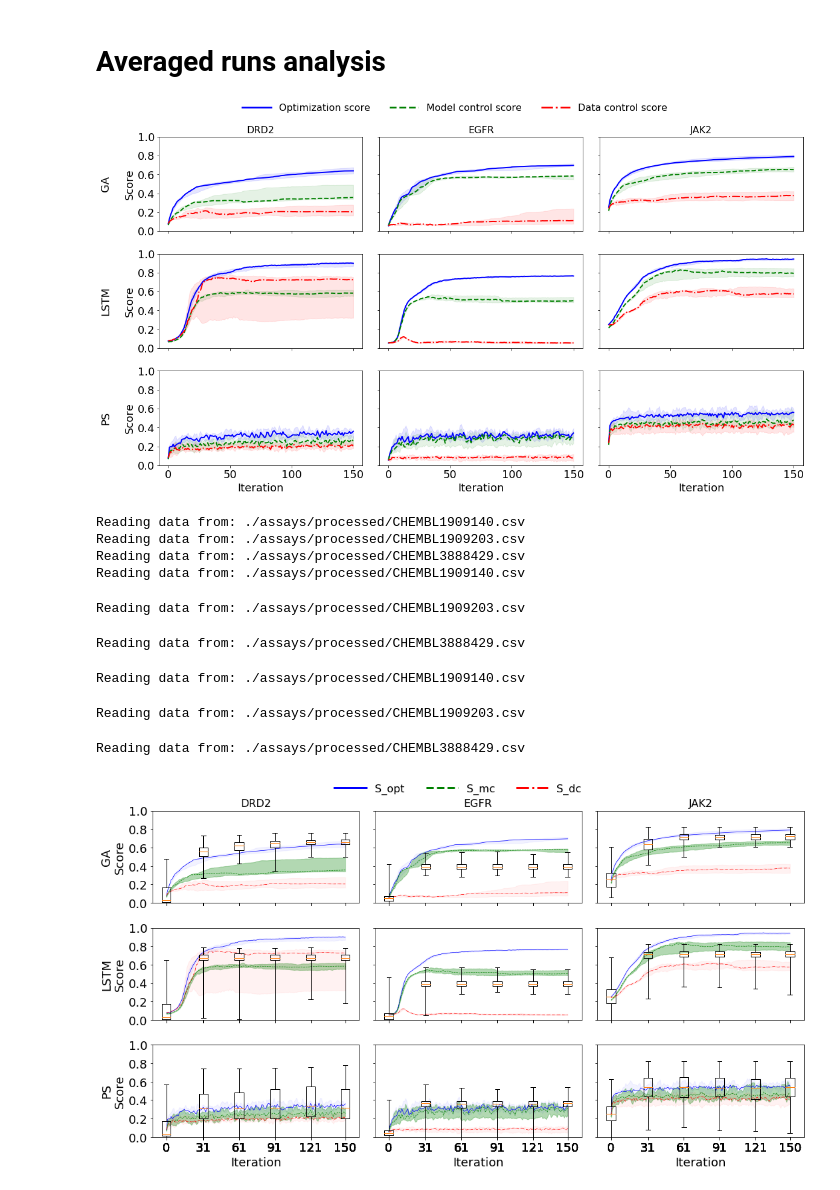
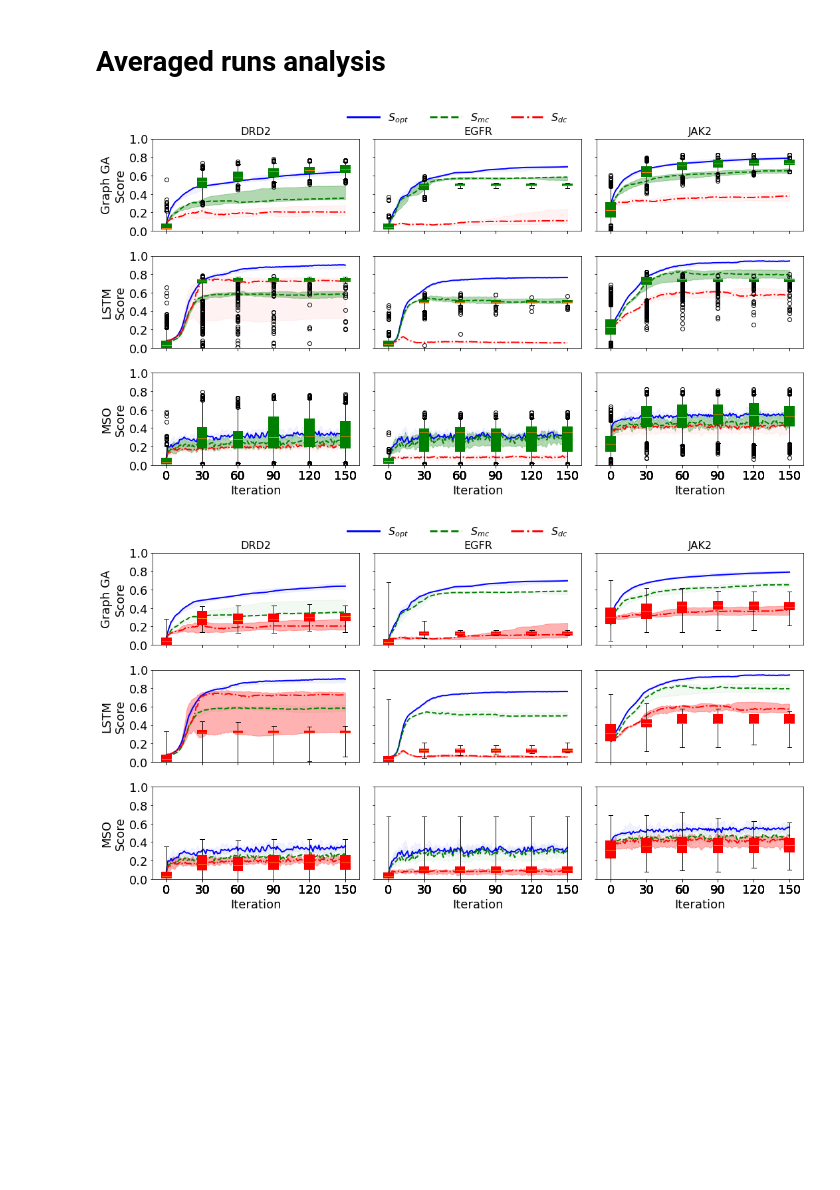
Before and after one commit to Sanofi-Public/IDD-papers-avoiding_failure_modes, a Jupyter notebook: tolerance_intervals.ipynb, the cells around one changed output. Saved outputs shown, nothing was run; the diff lists cells and outputs as text; code cells hidden in the pictures; blank space fills up the shorter version.

```diff
--- a/tolerance_intervals.ipynb
+++ b/tolerance_intervals.ipynb
@@ -1,5 +1,5 @@
 # %%
-run_directory = 'results/definitive_start_from_dataset/'
+run_directory = 'results/original_start_from_dataset/'
 # %% [markdown]
 ## Results including single runs
 # %%
@@ -273,8 +275,8 @@ chid2name = dict(zip(assay_info['AssayID'], assay_info['TargetName']))
 # The predictions for OS, MCS and DCS are saved in dictionaries with these keys
 # These dictionaries map these identifiers to more readable strings, colors/linestyles used in plots
 order = ('Split1', 'Split1_alt', 'Split2')
-legend_dict = dict(zip(order, ['Optimization score', 'Model control score', 'Data control score']))
-opt_dict = {'graph_ga': 'GA', 'lstm_hc': 'LSTM', 'mso': 'PS'}
+legend_dict = dict(zip(order, [r'$S_{opt}$', r'$S_{mc}$', r'$S_{dc}$']))
+opt_dict = {'graph_ga': 'Graph GA', 'lstm_hc': 'LSTM', 'mso': 'MSO'}
 col_dict = dict(zip(order, ['blue', 'green', 'red']))
 col_dict2 = dict(zip(order, ['cyan', 'magenta', 'green']))
 ls_dict = dict(zip(order, ['-', '--', '-.']))
@@ -302,27 +304,37 @@ optimizers = sorted([o.name for o in results_dir.iterdir() if o.is_dir()])
 # %% [markdown]
 # Averaged runs analysis
 # %%
+#chids = ['CHEMBL1909140', 'CHEMBL1909140']
+#optimizers = ['graph_ga', 'lstm_hc']
 auc_title = False # whether or not to include auc in plot
-lw = 2 # line width
+lw = 2
 nrows = 3 # for two optimizers
-ncols = len(chids) # for the number of tasks
+ncols = len(chids)
+optimizers = ['graph_ga', 'lstm_hc', 'mso']
 
-
-fig, axes = plt.subplots(nrows=nrows, ncols=ncols, figsize=(5.5*ncols, 3*nrows), sharex=True, sharey=True)
+fig, axes = plt.subplots(nrows=nrows, ncols=ncols, figsize=(5*ncols, 2.75*nrows), sharex=True, sharey=True)
 for r_idx, optimizer in enumerate(optimizers):
     for c_idx, chid in enumerate(chids):
         ax = axes[r_idx][c_idx]
-        preds_internal, preds_external, auc, _, _ = load_chid(
+        assay_file ='assays/processed/' + str(chid) + '.csv'
+        df = pd.read_csv(assay_file)
+
+        preds_internal, preds_external, auc, _, _  = load_chid(
             results_dir/optimizer/chid, order)
+        scores_1, scores_2 = fit_clfs(chid, topliss_augmented=True, data_control=False)
+        control_spread, control_scores, optimization_scores = optimization_vs_control_even_ranges(scores_1, scores_2)
+        tolerance_intervals, steps = compute_tolerance_intervals(np.array(preds_internal['Split1']), optimization_scores, control_spread, n_samples=100)
+        alpha_dict = dict(zip(order, [0.05, 0.3, 0.05]))
 
-        plot_wrapper(preds_internal, median_score_compound, name='median_score_compound', col_dict=col_dict, alpha_dict = dict(zip(order, [0.1, 0.1, 0.1])), legend_dict=legend_dict, ls_dict=ls_dict, ax=ax, legend=False, lw=lw)
-
+        plot_wrapper(preds_internal, median_score_compound, name='median_score_compound', col_dict=col_dict, legend_dict=legend_dict, ls_dict=ls_dict, ax=ax, legend=False, lw=lw, alpha_dict=alpha_dict)
+        bp0 = ax.boxplot(tolerance_intervals, positions=steps, widths=7.5, whis = [2.5, 97.5], patch_artist=True)
+        for box in bp0['boxes']:
+            box.set(color='green', linewidth=2)
         # makes ticks a bit prettier and always makes them at multiples of 0.2
         ax.set_ylim(0, 1)
         low, high = 0, 1
         step = (high-low)/5
-        yticks = np.arange(round(low/step) * step, round(high/step) * step +0.01, step)
-
+        yticks = np.arange(round(low/0.2) * 0.2, round(high/0.2) * 0.2 +0.01, 0.2)
         ax.set_yticks(yticks)
 
 # set axes labels
@@ -346,17 +358,16 @@ lgd = fig.legend(custom_lines, list(legend_dict.values()), loc='upper center', n
 # add optimizer info by adding text
 text_fields = []
 xtext = -55
+
 for i, optimizer in enumerate(optimizers):
     txt = axes[i][0].text(xtext, sum(axes[i][0].get_ylim()) /2 , opt_dict[optimizer], rotation=90, verticalalignment='center')
     text_fields.append(txt)
 
 fig.tight_layout()
-plt.savefig('figures/median_scores_start_dataset.pdf', bbox_inches='tight')
+plt.savefig('figures/median_scores_start_dataset_model_control.pdf', bbox_inches='tight')
 # %% [output]
-[figure, old version]
+[figure, new version]
 # %%
-#chids = ['CHEMBL1909140', 'CHEMBL1909140']
-#optimizers = ['graph_ga', 'lstm_hc']
 nrows = 3 # for two optimizers
 ncols = len(chids)
 optimizers = ['graph_ga', 'lstm_hc', 'mso']
@@ -365,20 +376,23 @@ fig, axes = plt.subplots(nrows=nrows, ncols=ncols, figsize=(5*ncols, 2.75*nrows)
 for r_idx, optimizer in enumerate(optimizers):
     for c_idx, chid in enumerate(chids):
         ax = axes[r_idx][c_idx]
-        preds_internal, preds_external, auc, _, = load_chid(
+        preds_internal, preds_external, auc, _,_  = load_chid(
             results_dir/optimizer/chid, order)
         assay_file ='assays/processed/' + str(chid) + '.csv'
         df = pd.read_csv(assay_file)
 
-        preds_internal, preds_external, auc, _,  = load_chid(
+        preds_internal, preds_external, auc, _,_   = load_chid(
             results_dir/optimizer/chid, order)
-        scores_1, scores_2 = fit_clfs(chid, topliss_augmented=True, data_control=False)
+        scores_1, scores_2 = fit_clfs(chid, topliss_augmented=True, data_control=True)
         control_spread, control_scores, optimization_scores = optimization_vs_control_even_ranges(scores_1, scores_2)
         tolerance_intervals, steps = compute_tolerance_intervals(np.array(preds_internal['Split1']), optimization_scores, control_spread, n_samples=100)
-        alpha_dict = dict(zip(order, [0.05, 0.3, 0.05]))
+        alpha_dict = dict(zip(order, [0.05, 0.05, 0.3]))
 
         plot_wrapper(preds_internal, median_score_compound, name='median_score_compound', col_dict=col_dict, legend_dict=legend_dict, ls_dict=ls_dict, ax=ax, legend=False, lw=lw, alpha_dict=alpha_dict)
-        ax.boxplot(tolerance_intervals, positions=steps, widths=7.5, whis = [0, 100])
+
+        bp0 = ax.boxplot(tolerance_intervals, positions=steps, widths=7.5, whis = [0, 100], patch_artist=True)
+        for box in bp0['boxes']:
+            box.set(color='red', linewidth=2)
         # makes ticks a bit prettier and always makes them at multiples of 0.2
         ax.set_ylim(0, 1)
         low, high = 0, 1
@@ -387,41 +401,32 @@ for r_idx, optimizer in enumerate(optimizers):
         ax.set_yticks(yticks)
 
 # set axes labels
 for i in range(nrows):
     axes[i][0].set_ylabel('Score')
 
 for i in range(ncols):
     axes[-1][i].set_xlabel('Iteration')
 
 # set titles to denote tasks
 for i, chid in enumerate(chids):
     title = chid2name.get(chid, chid)
     if auc_title:
         title += f' ({aucs[chid][0]:.2f})'
     axes[0][i].set_title(title, fontsize=16)
 
 # create legend
 custom_lines = [Line2D([0], [0], color=col_dict[k], lw=3, ls=ls_dict[k]) for k in col_dict.keys()]
 lgd = fig.legend(custom_lines, list(legend_dict.values()), loc='upper center', ncol=3, bbox_to_anchor=(0.5, 1.03), frameon=False, fontsize=16,handlelength=3)
 
 # add optimizer info by adding text
 text_fields = []
 xtext = -55
 
 for i, optimizer in enumerate(optimizers):
     txt = axes[i][0].text(xtext, sum(axes[i][0].get_ylim()) /2 , opt_dict[optimizer], rotation=90, verticalalignment='center')
     text_fields.append(txt)
 
 fig.tight_layout()
-plt.savefig('figures/median_scores_start_dataset_model_control.pdf', bbox_inches='tight')
+plt.savefig('figures/median_scores_start_dataset_data_control.pdf', bbox_inches='tight')
 # %% [output]
-Reading data from: ./assays/processed/CHEMBL1909140.csv
-Reading data from: ./assays/processed/CHEMBL1909203.csv
-Reading data from: ./assays/processed/CHEMBL3888429.csv
-Reading data from: ./assays/processed/CHEMBL1909140.csv
-Reading data from: ./assays/processed/CHEMBL1909203.csv
-Reading data from: ./assays/processed/CHEMBL3888429.csv
-Reading data from: ./assays/processed/CHEMBL1909140.csv
-Reading data from: ./assays/processed/CHEMBL1909203.csv
-Reading data from: ./assays/processed/CHEMBL3888429.csv
-[figure, old version]
+[figure, new version]
```
Also changed, not shown: parts of 2 cells of this notebook, 52 other files.
